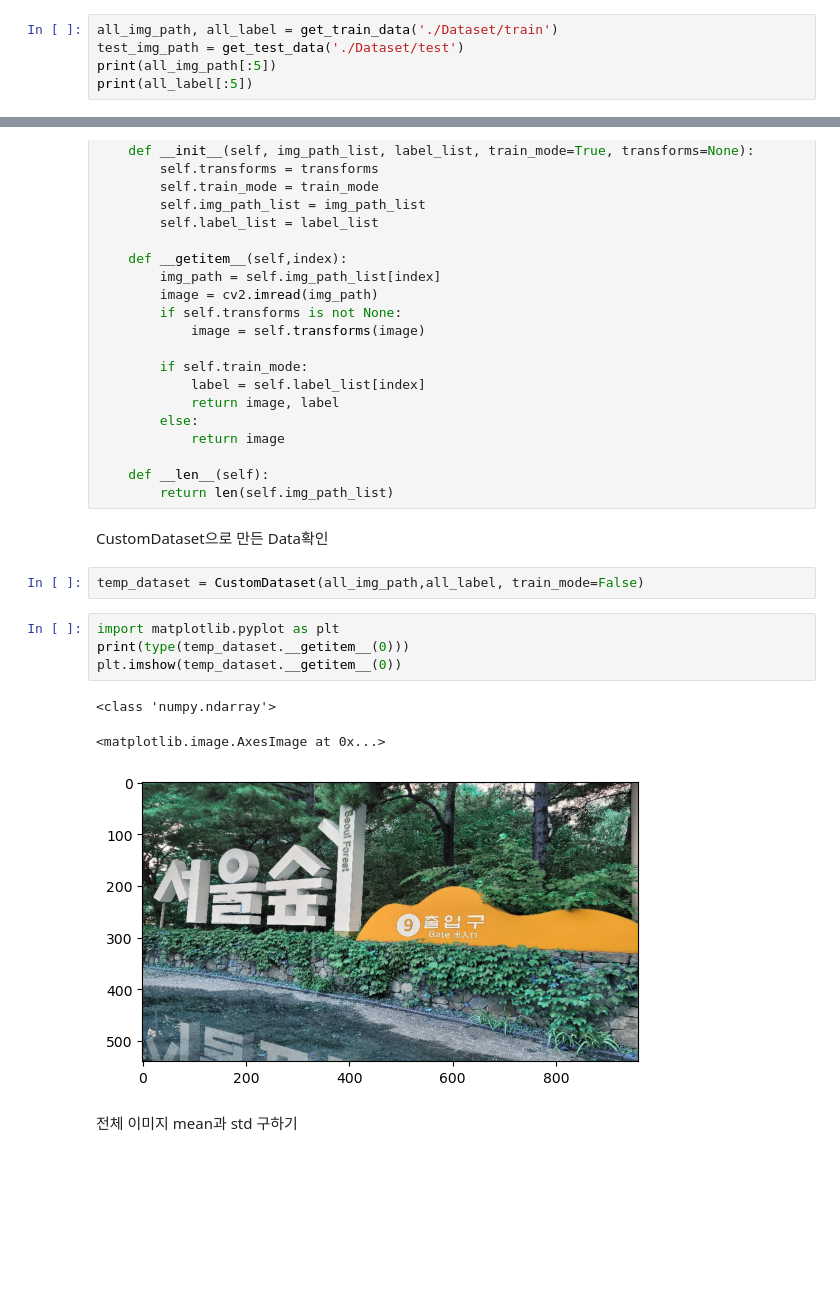
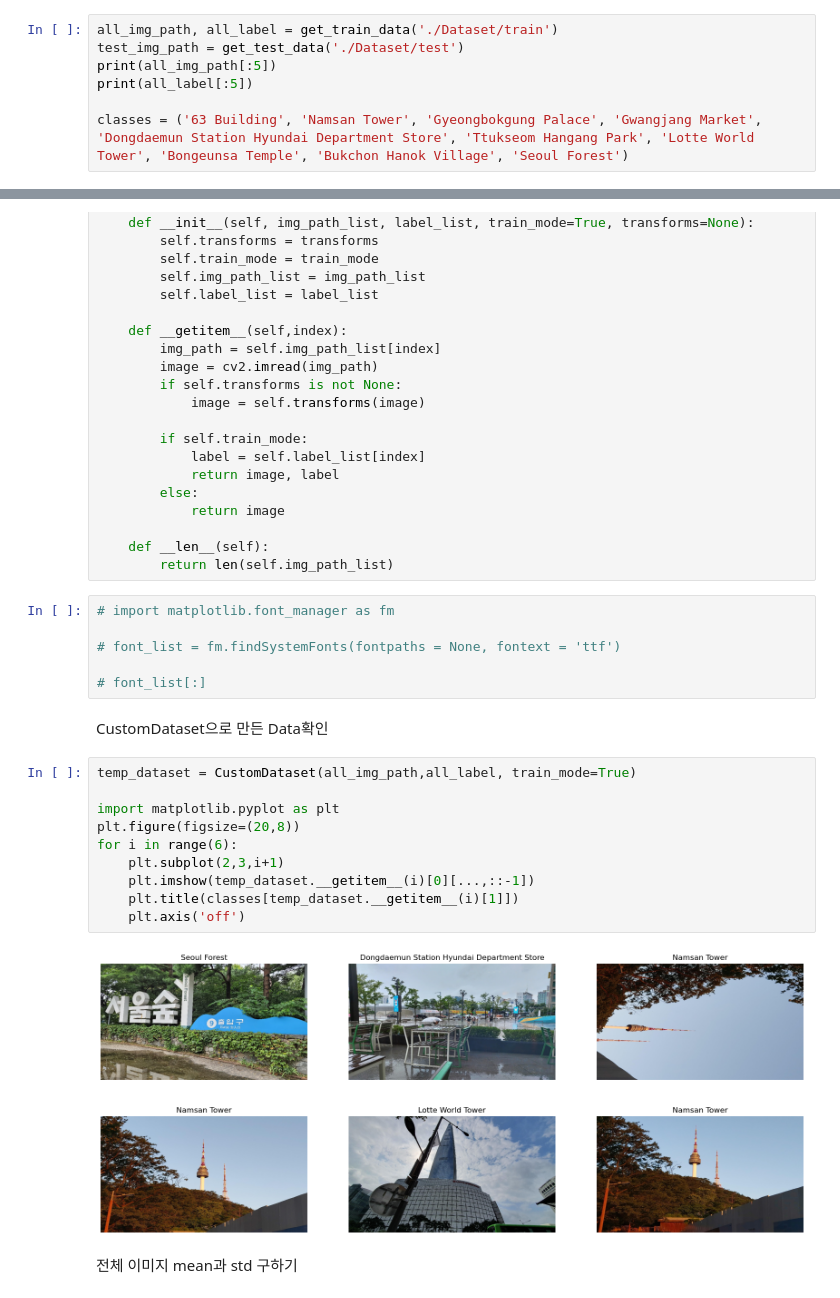
Before and after one commit to yunguks/dacon, a Jupyter notebook: Basic_landmark/docker_basic.ipynb, the cells around one changed output, grey strips where cells are left out. Drawn from its saved outputs; the diff is of its cells as text; blank space fills up the shorter version.

```diff
--- a/Basic_landmark/docker_basic.ipynb
+++ b/Basic_landmark/docker_basic.ipynb
@@ -71,6 +71,8 @@ all_img_path, all_label = get_train_data('./Dataset/train')
 test_img_path = get_test_data('./Dataset/test')
 print(all_img_path[:5])
 print(all_label[:5])
+
+classes = ('63 Building', 'Namsan Tower', 'Gyeongbokgung Palace', 'Gwangjang Market', 'Dongdaemun Station Hyundai Department Store', 'Ttukseom Hangang Park', 'Lotte World Tower', 'Bongeunsa Temple', 'Bukchon Hanok Village', 'Seoul Forest')
 # %% [output]
 ['./Dataset/train/001.PNG', './Dataset/train/002.PNG', './Dataset/train/003.PNG', './Dataset/train/004.PNG', './Dataset/train/005.PNG']
 [9, 4, 1, 1, 6]
@@ -141,18 +156,26 @@ class CustomDataset(Dataset):
 
     def __len__(self):
         return len(self.img_path_list)
+# %%
+# import matplotlib.font_manager as fm
+
+# font_list = fm.findSystemFonts(fontpaths = None, fontext = 'ttf')
+
+# font_list[:]
 # %% [markdown]
 CustomDataset으로 만든 Data확인
-# %%
-temp_dataset = CustomDataset(all_img_path,all_label, train_mode=False)
-# %%
-import matplotlib.pyplot as plt
-print(type(temp_dataset.__getitem__(0)))
-plt.imshow(temp_dataset.__getitem__(0))
-# %% [output]
-<class 'numpy.ndarray'>
-<matplotlib.image.AxesImage at 0x...>
-[figure, removed]
+# %%
+temp_dataset = CustomDataset(all_img_path,all_label, train_mode=True)
+
+import matplotlib.pyplot as plt
+plt.figure(figsize=(20,8))
+for i in range(6):
+    plt.subplot(2,3,i+1)
+    plt.imshow(temp_dataset.__getitem__(i)[0][...,::-1])
+    plt.title(classes[temp_dataset.__getitem__(i)[1]])
+    plt.axis('off')
+# %% [output]
+[figure, added]
 # %% [markdown]
 전체 이미지 mean과 std 구하기
 # %%
```
Also changed, not shown: parts of 18 cells of this notebook, 2 other files.
